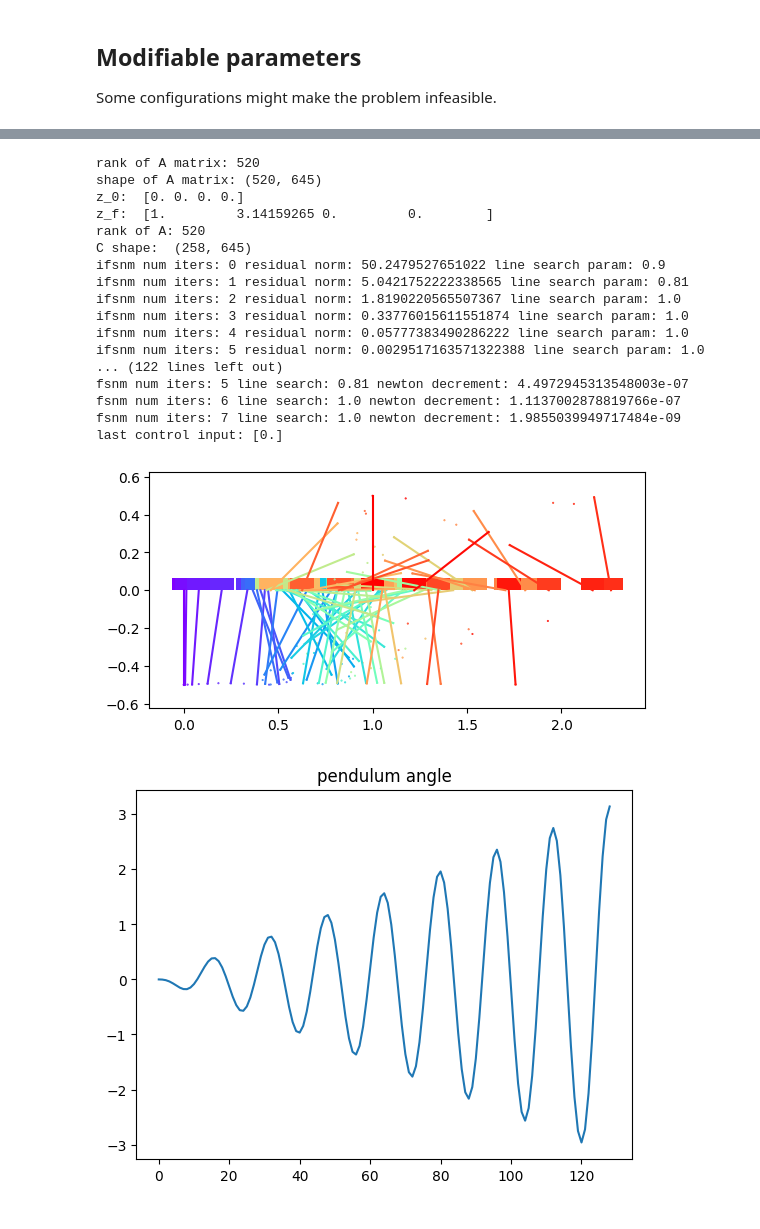
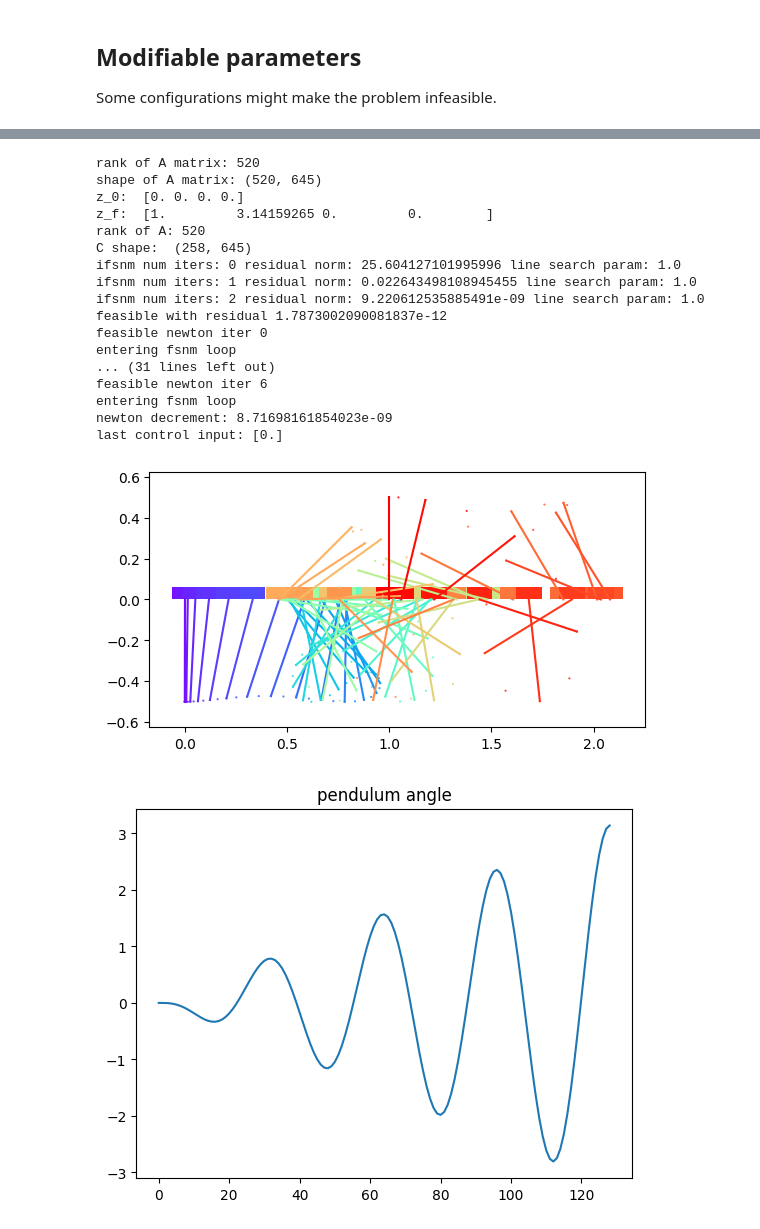
Before and after one commit to therealjtgill/traj_opt, a Jupyter notebook: cartpole_traj_opt.ipynb, the cells around one changed output, grey strips where cells are left out. Saved outputs shown, nothing was run; the diff lists cells and outputs as text; code cells hidden in the pictures.

```diff
--- a/cartpole_traj_opt.ipynb
+++ b/cartpole_traj_opt.ipynb
@@ -347,26 +347,9 @@ def linearize_about_trajectory(xs: np.ndarray, us:np.ndarray, dynamics: Cartpole
 # %% [markdown]
 ## Trajectory Optimization
 # %%
-def cartpole_trajectory_optimizer_without_class():
-   plot_stuff = True
-   filename = None
-   # Number of timesteps
-   N = 128
-   # Total amount of time
-   T = 8.0
-
-   u_min = -5.0
-   u_max = 5.0
-
-   z_0 = np.array([0.0, 0.0, 0.0, 0.0])
-   z_final = np.array([1.0, np.pi, 0.0, 0.0])
-
-   m_pend = 0.3
-   m_cart = 0.3
-   l_pend = 0.5
-
-   dynamics = CartpoleDynamics(l_pend, m_pend, m_cart, u_min, u_max)
-
+def cartpole_trajectory_optimizer_without_class(
+   N: int, T: float, dynamics: CartpoleDynamics, z_0: np.ndarray, z_f: np.ndarray | None=None, plot_stuff: bool=True, filename: str | None=None
+):
    effort_weights = np.ones((N + 1) * dynamics.control_size)
 
    assert(np.size(effort_weights) == (N + 1) * dynamics.control_size)
@@ -390,14 +373,14 @@ def cartpole_trajectory_optimizer_without_class():
 
    F, b, f = dynamics.x_dot_linear(z_0, u_0, t_0)
 
-   A, c = build_A_and_c_mat_exp(F, b, f, z_0, z_final, N, dt)
+   A, c = build_A_and_c_mat_exp(F, b, f, z_0, z_f, N, dt)
 
    print("rank of A matrix:", np.linalg.matrix_rank(A))
    print("shape of A matrix:", A.shape)
 
    # zs for warm-starting infeasible newton
    delta_tau = (1.0 / N)
-   warm_zs = [(1 - i * delta_tau) * z_0 + i * delta_tau * z_final for i in range(N + 1)]
+   warm_zs = [(1 - i * delta_tau) * z_0 + i * delta_tau * z_f for i in range(N + 1)]
    warm_us = [0.000,] * (N + 1)
 
    print("z_0: ", warm_zs[0])
@@ -445,7 +428,7 @@ def cartpole_trajectory_optimizer_without_class():
 
    if plot_stuff:
       z_0_str = "_".join([str(v) for v in z_0.tolist()])
-      z_f_str = "_".join([str(v) for v in z_final.tolist()])
+      z_f_str = "_".join([str(v) for v in z_f.tolist()])
       config_str = f'_T={T}_N={N}_z0={z_0_str}_zf={z_f_str}_'
 
       control_input_filename = None
@@ -705,11 +669,8 @@ N = 128
 # Total amount of time
 T = 4.0
 
-u_min = -5.0
-u_max = 5.0
-
-z_0 = np.array([0.0, 0.0, 0.0, 0.0])
-z_final = np.array([1.0, np.pi, 0.0, 0.0])
+u_min = -15.0
+u_max = 15.0
 
 m_pend = 0.3
 m_cart = 0.3
@@ -717,10 +678,13 @@ l_pend = 0.5
 
 dynamics = CartpoleDynamics(l_pend, m_pend, m_cart, u_min, u_max)
 
-control_weighting = np.ones(N * dynamics.control_size)
+z_0 = np.array([0.0, 0.0, 0.0, 0.0])
+z_final = np.array([1.0, np.pi, 0.0, 0.0])
+
+# control_weighting = np.ones(N * dynamics.control_size)
 # control_weighting = np.ones((N + 1) * dynamics.control_size)
 # %%
-cartpole_trajectory_optimizer_with_class()
+cartpole_trajectory_optimizer_with_class(N, T, dynamics, z_0, z_final)
 # %% [output]
 A_eq size: (516, 640)
 length of relin seq: 128
@@ -748,22 +712,22 @@ last control input: [-0.57300776]
 # %%
-cartpole_trajectory_optimizer_without_class()
+cartpole_trajectory_optimizer_without_class(N, T, dynamics, z_0, z_final)
 # %% [output]
 rank of A matrix: 520
 shape of A matrix: (520, 645)
 z_0:  [0. 0. 0. 0.]
 z_f:  [1.         3.14159265 0.         0.        ]
 rank of A: 520
 C shape:  (258, 645)
-ifsnm num iters: 0 residual norm: 50.2479527651022 line search param: 0.9
-ifsnm num iters: 1 residual norm: 5.0421752222338565 line search param: 0.81
-ifsnm num iters: 2 residual norm: 1.8190220565507367 line search param: 1.0
-ifsnm num iters: 3 residual norm: 0.33776015611551874 line search param: 1.0
-ifsnm num iters: 4 residual norm: 0.05777383490286222 line search param: 1.0
-ifsnm num iters: 5 residual norm: 0.0029517163571322388 line search param: 1.0
-... (122 lines left out)
-fsnm num iters: 5 line search: 0.81 newton decrement: 4.4972945313548003e-07
-fsnm num iters: 6 line search: 1.0 newton decrement: 1.1137002878819766e-07
-fsnm num iters: 7 line search: 1.0 newton decrement: 1.9855039949717484e-09
+ifsnm num iters: 0 residual norm: 25.604127101995996 line search param: 1.0
+ifsnm num iters: 1 residual norm: 0.022643498108945455 line search param: 1.0
+ifsnm num iters: 2 residual norm: 9.220612535885491e-09 line search param: 1.0
+feasible with residual 1.7873002090081837e-12
+feasible newton iter 0
+entering fsnm loop
+... (31 lines left out)
+feasible newton iter 6
+entering fsnm loop
+newton decrement: 8.71698161854023e-09
 last control input: [0.]
-[figure, old version]
+[figure, new version]
-[figure, old version]
+[figure, new version]
```
Also changed, not shown: parts of 3 cells of this notebook.
